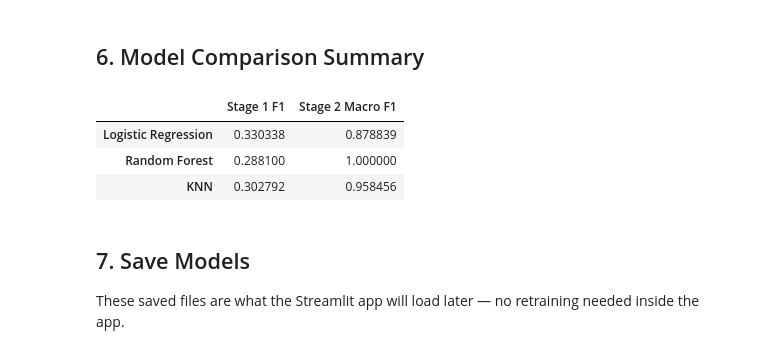
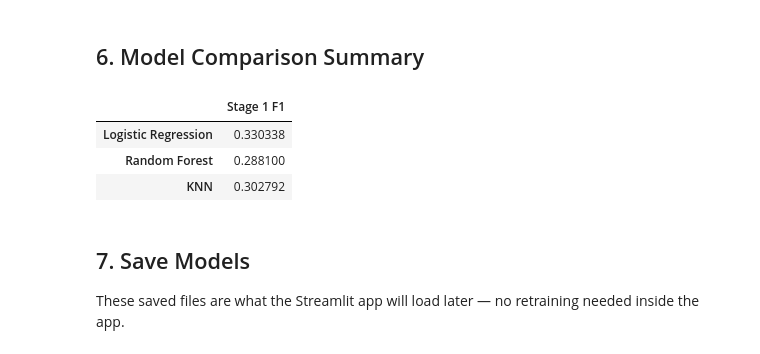
Before and after one commit to wenqi0401/diabetes-prediction, a Jupyter notebook: diabetes-multistage-prediction/diabetes_multistage.ipynb, the cells around one changed output. Drawn from its saved outputs; the diff is of its cells as text; code cells hidden in the pictures.

```diff
--- a/diabetes-multistage-prediction/diabetes_multistage.ipynb
+++ b/diabetes-multistage-prediction/diabetes_multistage.ipynb
@@ -336,15 +336,13 @@ Best Stage 2 model (by macro F1): Random Forest
 ## 6. Model Comparison Summary
 # %%
 summary = pd.DataFrame({
-    "Stage 1 F1": pd.Series(stage1_results),
-    "Stage 2 Macro F1": pd.Series(stage2_results),
-})
+    "Stage 1 F1": pd.Series(stage1_results)})
 summary
 # %% [output]
-|  | Stage 1 F1 | Stage 2 Macro F1 |
-| Logistic Regression | 0.330338 | 0.878839 |
-| Random Forest | 0.288100 | 1.000000 |
-| KNN | 0.302792 | 0.958456 |
+|  | Stage 1 F1 |
+| Logistic Regression | 0.330338 |
+| Random Forest | 0.288100 |
+| KNN | 0.302792 |
 # %% [markdown]
 ## 7. Save Models
 
```
Also changed, not shown: 7 other files.
